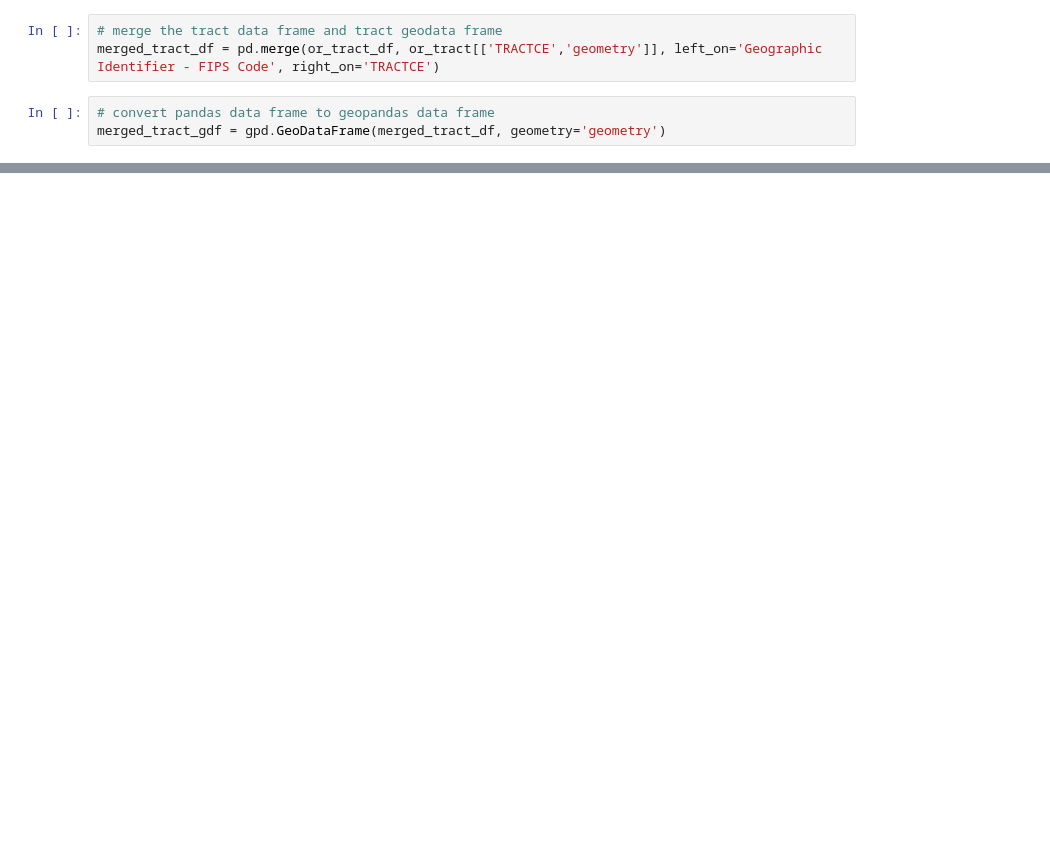
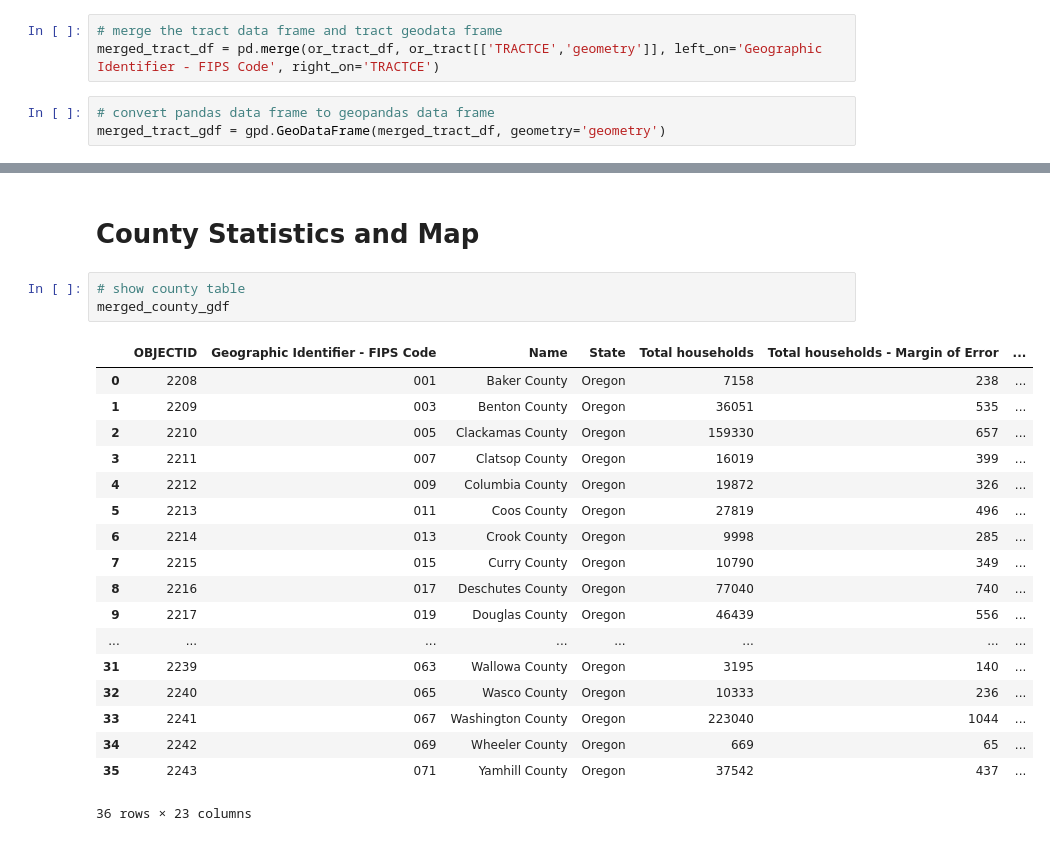
Before and after one commit to ethanheine/community-internet-access, a Jupyter notebook: analysis_testing.ipynb, the cells around one changed output, grey strips where cells are left out. Drawn from its saved outputs; the diff is of its cells as text; blank space fills up the shorter version.

```diff
--- a/analysis_testing.ipynb
+++ b/analysis_testing.ipynb
@@ -129,0 +172,24 @@ merged_tract_gdf.head()
+# %% [markdown]
+# County Statistics and Map
+# %%
+# show county table
+merged_county_gdf
+# %% [output]
+|  | OBJECTID | Geographic Identifier - FIPS Code | Name | State | Total households | Total households - Margin of Error | ... |
+| 0 | 2208 | 001 | Baker County | Oregon | 7158 | 238 | ... |
+| 1 | 2209 | 003 | Benton County | Oregon | 36051 | 535 | ... |
+| 2 | 2210 | 005 | Clackamas County | Oregon | 159330 | 657 | ... |
+| 3 | 2211 | 007 | Clatsop County | Oregon | 16019 | 399 | ... |
+| 4 | 2212 | 009 | Columbia County | Oregon | 19872 | 326 | ... |
+| 5 | 2213 | 011 | Coos County | Oregon | 27819 | 496 | ... |
+| 6 | 2214 | 013 | Crook County | Oregon | 9998 | 285 | ... |
+| 7 | 2215 | 015 | Curry County | Oregon | 10790 | 349 | ... |
+| 8 | 2216 | 017 | Deschutes County | Oregon | 77040 | 740 | ... |
+| 9 | 2217 | 019 | Douglas County | Oregon | 46439 | 556 | ... |
+| ... | ... | ... | ... | ... | ... | ... | ... |
+| 31 | 2239 | 063 | Wallowa County | Oregon | 3195 | 140 | ... |
+| 32 | 2240 | 065 | Wasco County | Oregon | 10333 | 236 | ... |
+| 33 | 2241 | 067 | Washington County | Oregon | 223040 | 1044 | ... |
+| 34 | 2242 | 069 | Wheeler County | Oregon | 669 | 65 | ... |
+| 35 | 2243 | 071 | Yamhill County | Oregon | 37542 | 437 | ... |
+36 rows × 23 columns
```
Also changed, not shown: parts of 11 cells of this notebook.
